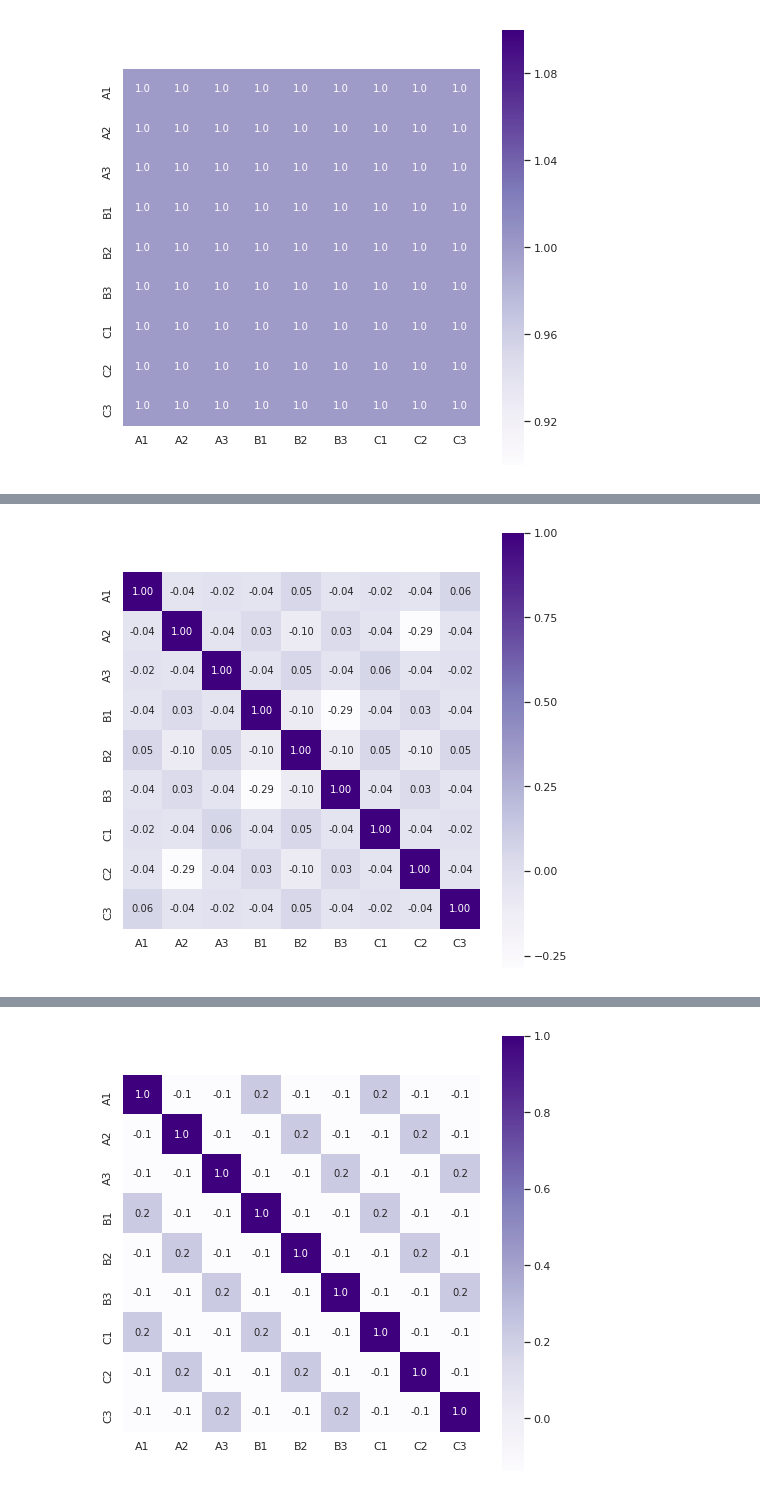
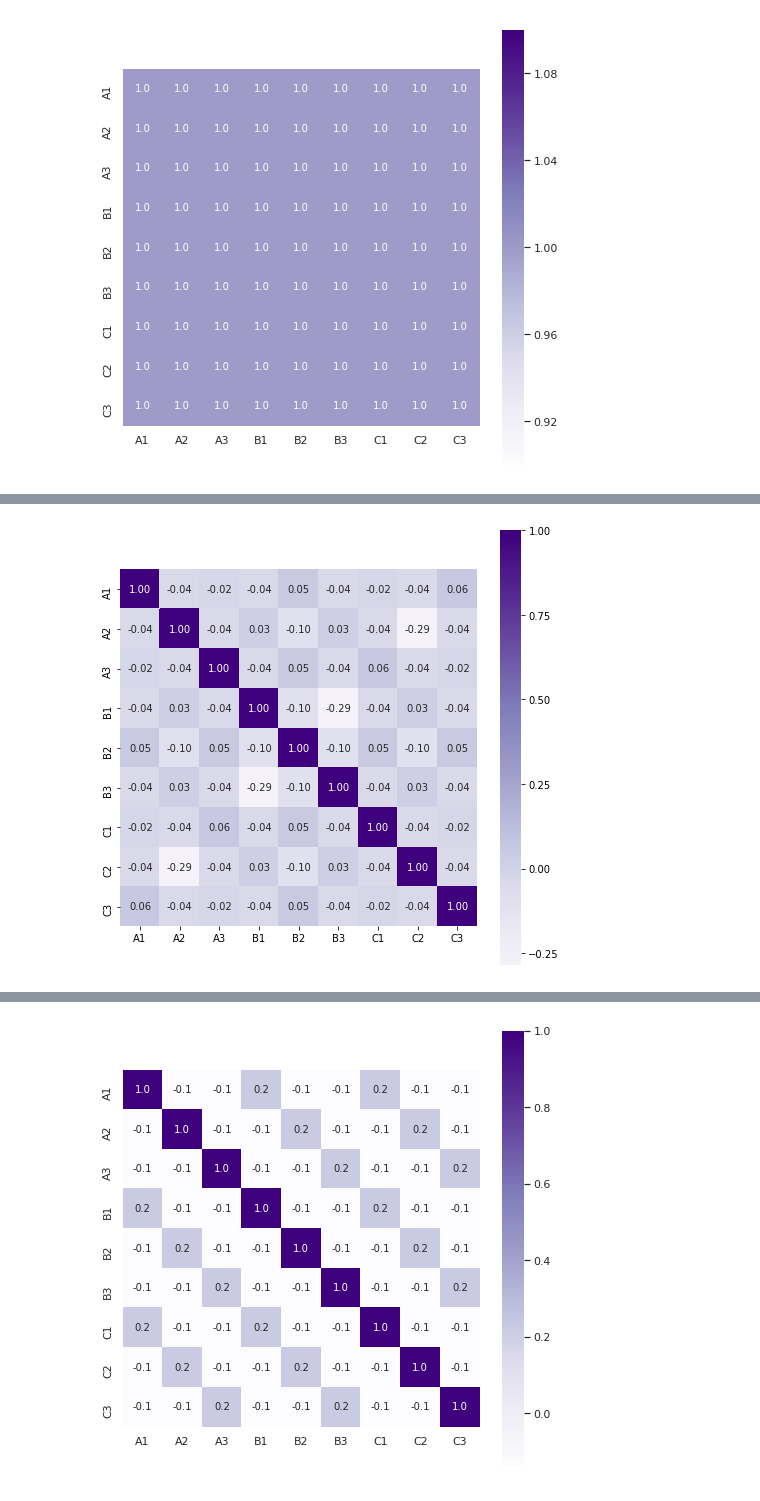
Before and after one commit to j19sch/blackbox-puzzle-31, a Jupyter notebook: puzzle31.ipynb, the cells around one changed output, grey strips where cells are left out. Cells and saved outputs as stored; diff of their text form; code cells hidden in the pictures.

Commit message:
heatmap tweak

```diff
--- a/puzzle31.ipynb
+++ b/puzzle31.ipynb
@@ -211,10 +213,10 @@ lamp2.corr(method='pearson')
 | C2 | -0.041699 | -0.286260 | -0.041699 | 0.025939 | -0.098152 | 0.025939 | -0.041699 | 1.000000 | -0.041699 |
 | C3 | 0.058659 | -0.041699 | -0.024751 | -0.041699 | 0.053931 | -0.041699 | -0.024751 | -0.041699 | 1.000000 |
 # %%
-lamp2_corr = sns.heatmap(lamp2.corr(method='pearson'), cmap='Purples', annot=True, fmt=".2f", square=True)
+lamp2_corr = sns.heatmap(lamp2.corr(method='pearson'), center=0.3, cmap='Purples', annot=True, fmt=".2f", square=True)
 lamp2_corr.figure.set_size_inches(8,8)
 # %% [output]
-[figure, old version]
+[figure, new version]
 # %%
 lamp3.corr(method='pearson')
 # %% [output]
```
Also changed, not shown: parts of 1 cell of this notebook.
